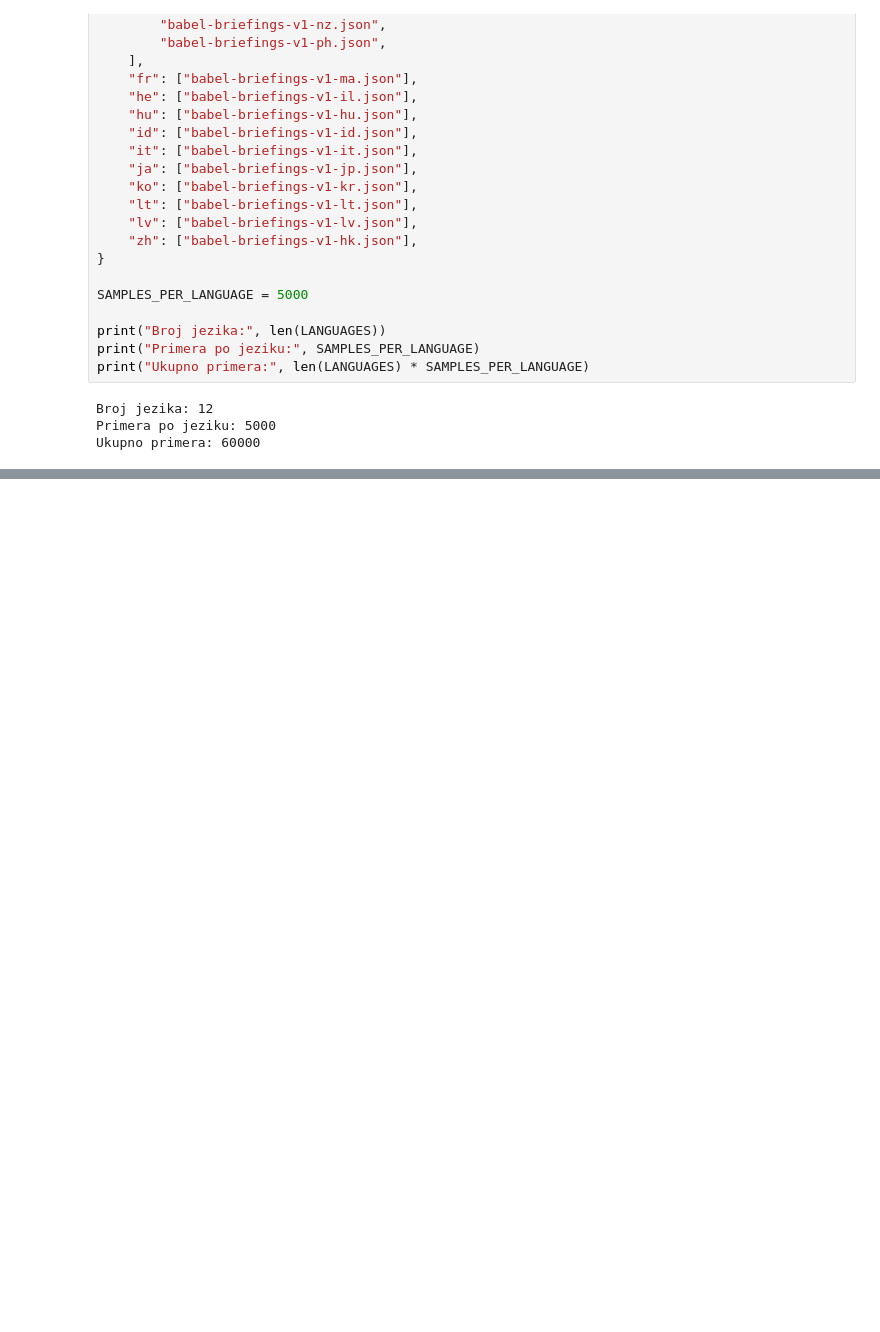
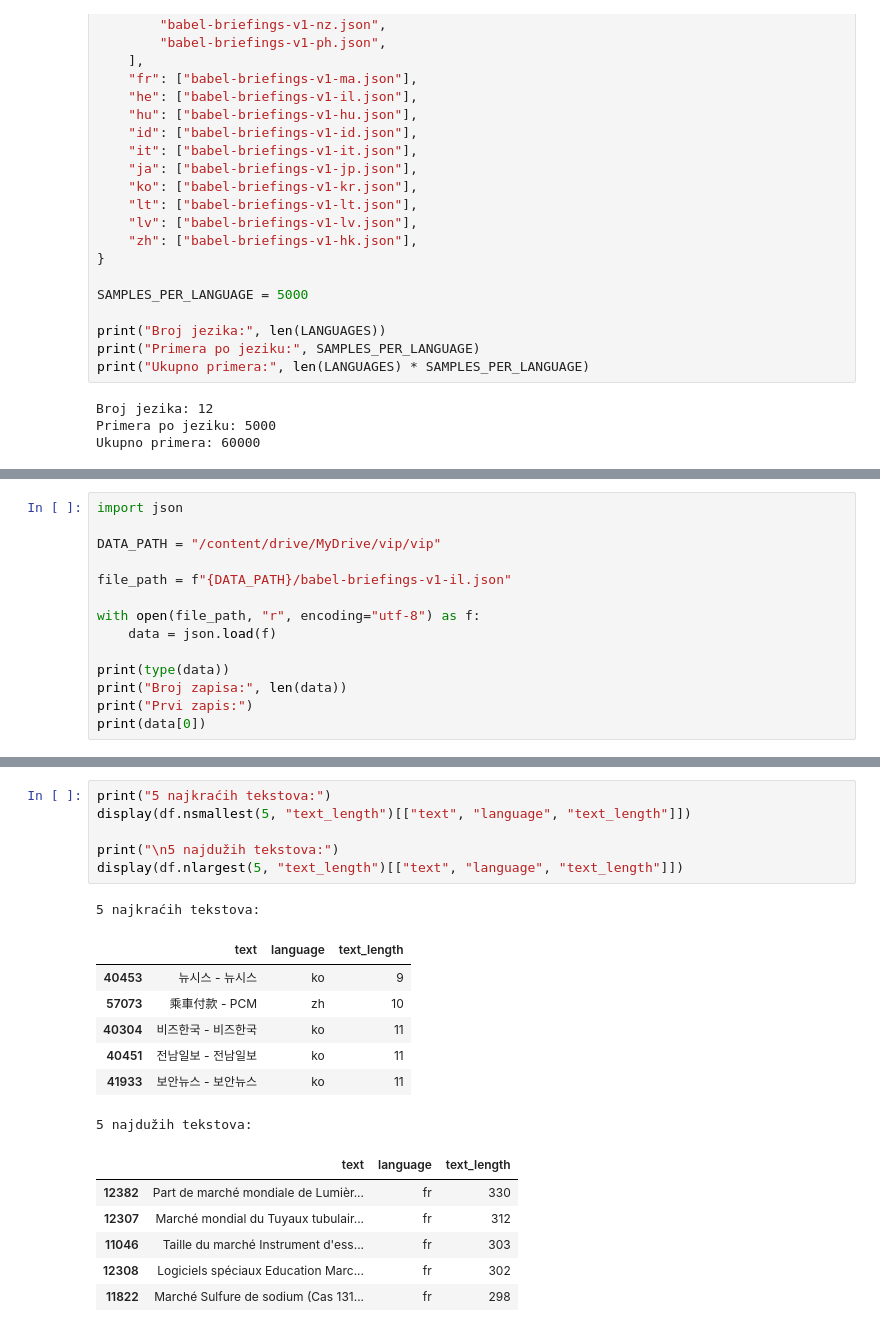
Before and after one commit to minadjordjevic/Language-Classification, a Jupyter notebook: language_classification.ipynb, the cells around one changed output, grey strips where cells are left out. Cells and saved outputs as stored; diff of their text form; blank space fills up the shorter version.

```diff
--- a/language_classification.ipynb
+++ b/language_classification.ipynb
@@ -34,0 +54,14 @@ Ukupno primera: 60000
+# %%
+import json
+
+DATA_PATH = "/content/drive/MyDrive/vip/vip"
+
+file_path = f"{DATA_PATH}/babel-briefings-v1-il.json"
+
+with open(file_path, "r", encoding="utf-8") as f:
+    data = json.load(f)
+
+print(type(data))
+print("Broj zapisa:", len(data))
+print("Prvi zapis:")
+print(data[0])
@@ -34,0 +253,21 @@ Ukupno primera: 60000
+# %%
+print("5 najkraćih tekstova:")
+display(df.nsmallest(5, "text_length")[["text", "language", "text_length"]])
+
+print("\n5 najdužih tekstova:")
+display(df.nlargest(5, "text_length")[["text", "language", "text_length"]])
+# %% [output]
+5 najkraćih tekstova:
+|  | text | language | text_length |
+| 40453 | 뉴시스 - 뉴시스 | ko | 9 |
+| 57073 | 乘車付款 - PCM | zh | 10 |
+| 40304 | 비즈한국 - 비즈한국 | ko | 11 |
+| 40451 | 전남일보 - 전남일보 | ko | 11 |
+| 41933 | 보안뉴스 - 보안뉴스 | ko | 11 |
+5 najdužih tekstova:
+|  | text | language | text_length |
+| 12382 | Part de marché mondiale de Lumièr... | fr | 330 |
+| 12307 | Marché mondial du Tuyaux tubulair... | fr | 312 |
+| 11046 | Taille du marché Instrument d'ess... | fr | 303 |
+| 12308 | Logiciels spéciaux Education Marc... | fr | 302 |
+| 11822 | Marché Sulfure de sodium (Cas 131... | fr | 298 |
```
Also changed, not shown: parts of 14 cells of this notebook.
